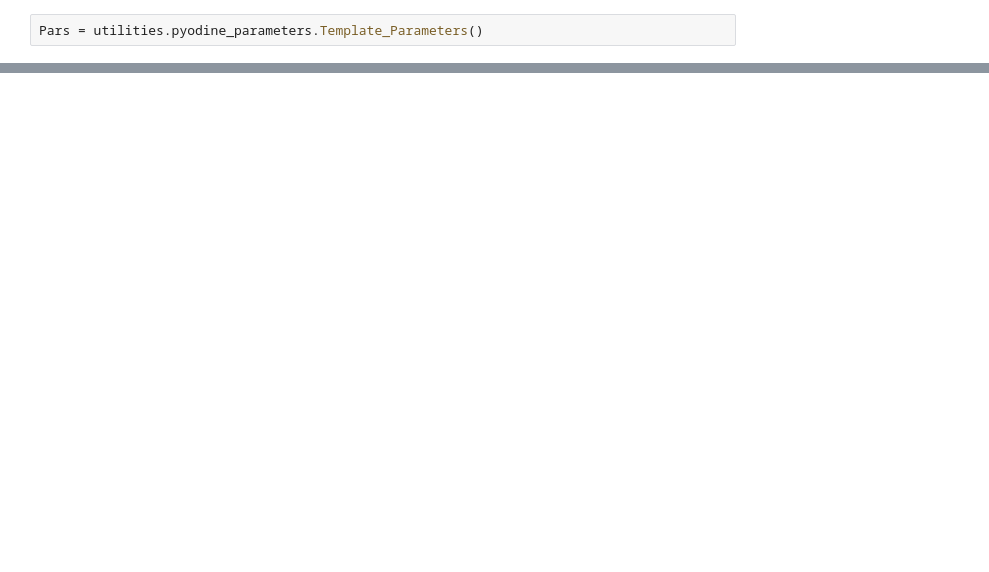
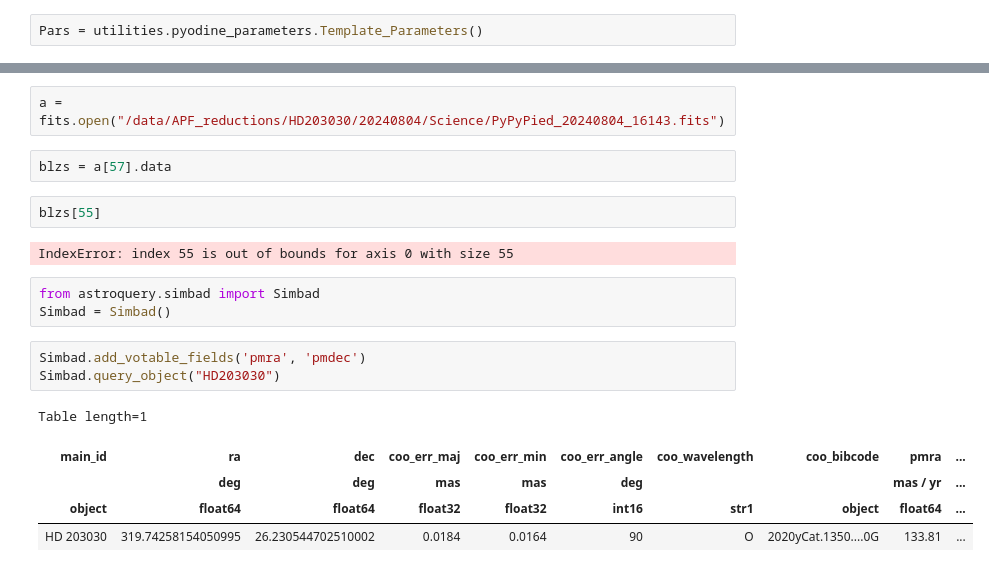
Before and after one commit to skleiman27/pyodineAPF, a Jupyter notebook: pyodine_tut2.ipynb, the cells around one changed output, grey strips where cells are left out. Cells and saved outputs as stored; diff of their text form; blank space fills up the shorter version.

```diff
--- a/pyodine_tut2.ipynb
+++ b/pyodine_tut2.ipynb
@@ -268,0 +350,20 @@ plt.show()
+# %%
+a = fits.open("/data/APF_reductions/HD203030/20240804/Science/PyPyPied_20240804_16143.fits")
+# %%
+blzs = a[57].data
+# %%
+blzs[55]
+# %% [output]
+IndexError: index 55 is out of bounds for axis 0 with size 55
+# %%
+from astroquery.simbad import Simbad
+Simbad = Simbad()
+# %%
+Simbad.add_votable_fields('pmra', 'pmdec')
+Simbad.query_object("HD203030")
+# %% [output]
+Table length=1
+| main_id | ra | dec | coo_err_maj | coo_err_min | coo_err_angle | coo_wavelength | coo_bibcode | pmra | ... |
+|  | deg | deg | mas | mas | deg |  |  | mas / yr | ... |
+| object | float64 | float64 | float32 | float32 | int16 | str1 | object | float64 | ... |
+| HD 203030 | 319.74258154050995 | 26.230544702510002 | 0.0184 | 0.0164 | 90 | O | 2020yCat.1350....0G | 133.81 | ... |
```
Also changed, not shown: parts of 32 cells of this notebook, 16 other files.
